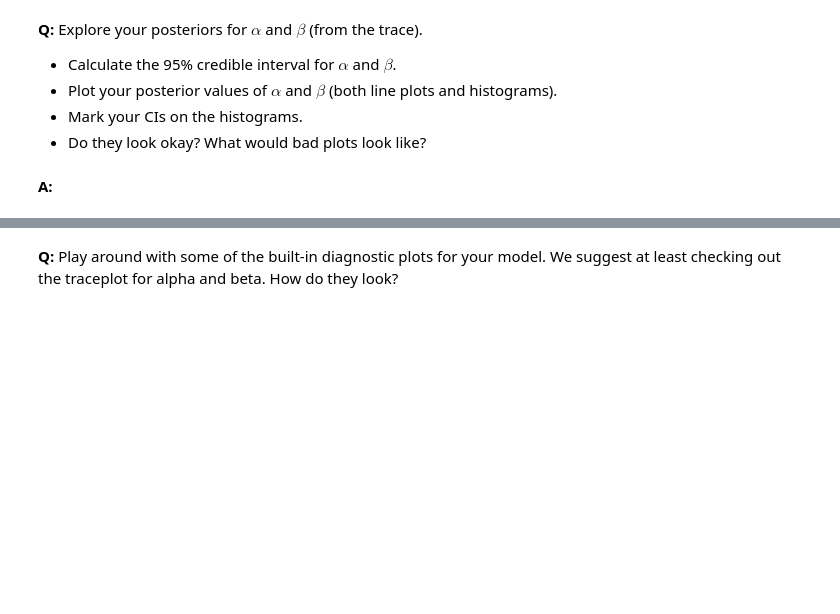
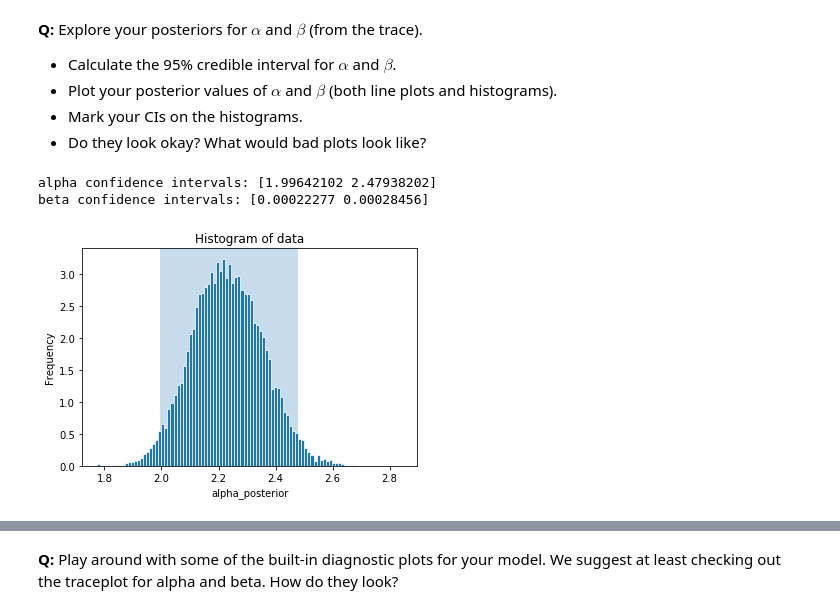
Before and after one commit to NewtoIBM/data_student, a Jupyter notebook: inferential_statistics_3-Q.ipynb, the cells around one changed output, grey strips where cells are left out. Drawn from its saved outputs; the diff is of its cells as text; code cells hidden in the pictures; blank space fills up the shorter version.

```diff
--- a/inferential_statistics_3-Q.ipynb
+++ b/inferential_statistics_3-Q.ipynb
@@ -99,3 +99,11 @@ __Q:__ You are now going to create your own PyMC3 model!
 Hint: you may find it helpful to work backwards. Start with your `pm.Gamma`, and note the required stochastic variables `alpha` and `beta`. Then, before that, you need to create those stochastic variables using `pm.Exponential` and the correct parameters.
 # %% [markdown]
 __A:__
+# %%
+with pm.Model() as model_no_ins:
+    alpha_ = pm.Exponential("alpha", 1/alpha_est)
+    rate_ = pm.Exponential("beta", 1/rate_est)
+    gamma_distribution = pm.Gamma('no_insurance', alpha=alpha_, beta=rate_, observed = no_insurance)
+    trace = pm.sample(10000)
+    alpha_posterior = trace['alpha']
+    beta_posterior  = trace['beta']
@@ -107,5 +121,22 @@ __Q:__ Explore your posteriors for $\alpha$ and $\beta$ (from the trace).
 * Plot your posterior values of $\alpha$ and $\beta$ (both line plots and histograms).
 * Mark your CIs on the histograms.
 * Do they look okay? What would bad plots look like?
-# %% [markdown]
-__A:__
+# %%
+
+alpha_conf_int = np.percentile(alpha_posterior, [2.5,97.5])
+beta_conf_int = np.percentile(beta_posterior, [2.5,97.5])
+print('alpha confidence intervals:', str(alpha_conf_int))
+print('beta confidence intervals:', str(beta_conf_int))
+# %% [output]
+alpha confidence intervals: [1.99642102 2.47938202]
+beta confidence intervals: [0.00022277 0.00028456]
+# %%
+import matplotlib.pyplot as plt
+plt.xlabel('alpha_posterior')
+_ = plt.ylabel('Frequency')
+plt.axvspan(alpha_conf_int[0], alpha_conf_int[1], alpha=0.25)
+plt.title('Histogram of data')
+plt.hist(alpha_posterior, bins=100, density=True, edgecolor = 'white', linewidth = 0.75)
+plt.show()
+# %% [output]
+[figure, added]
```
Also changed, not shown: parts of 15 cells of this notebook.
